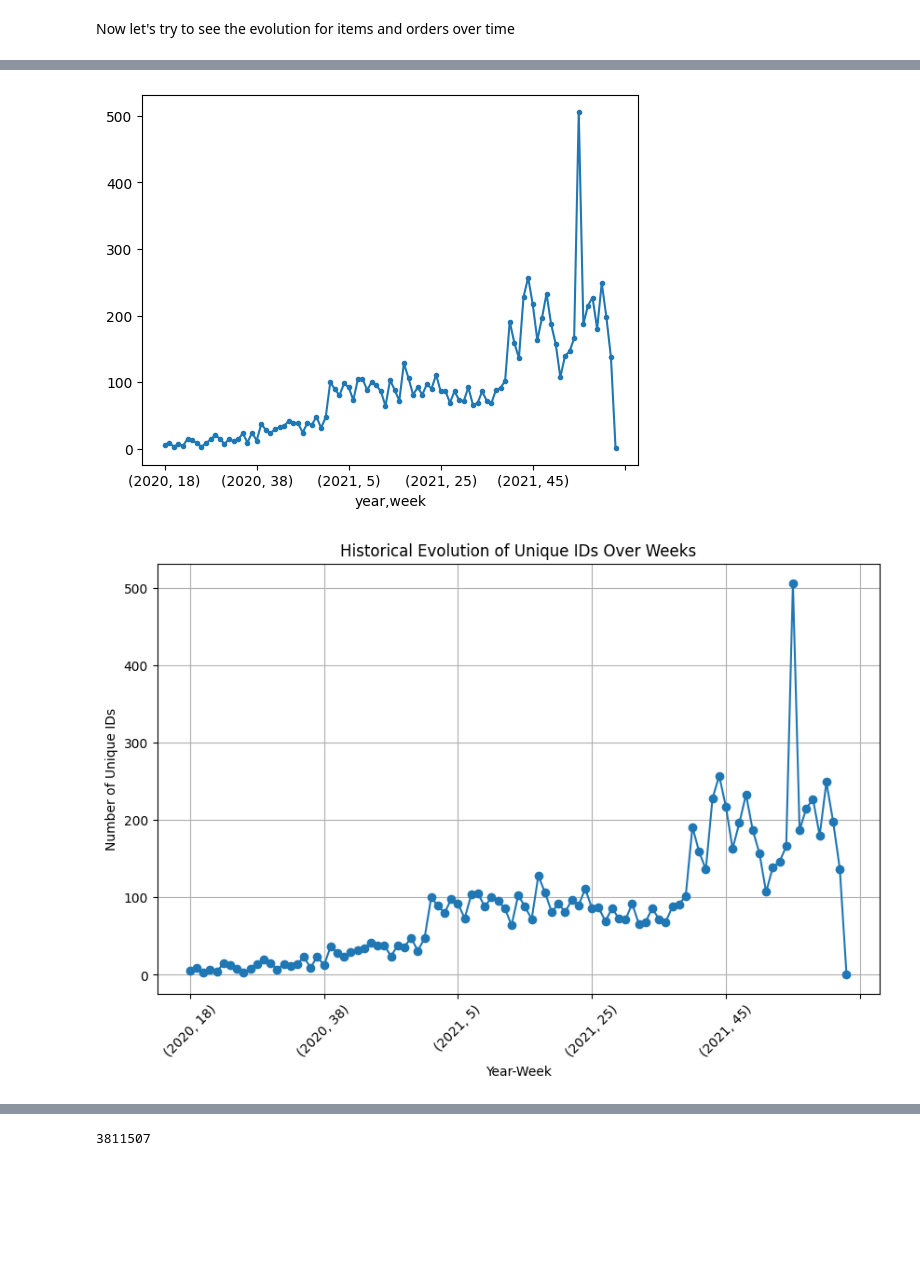
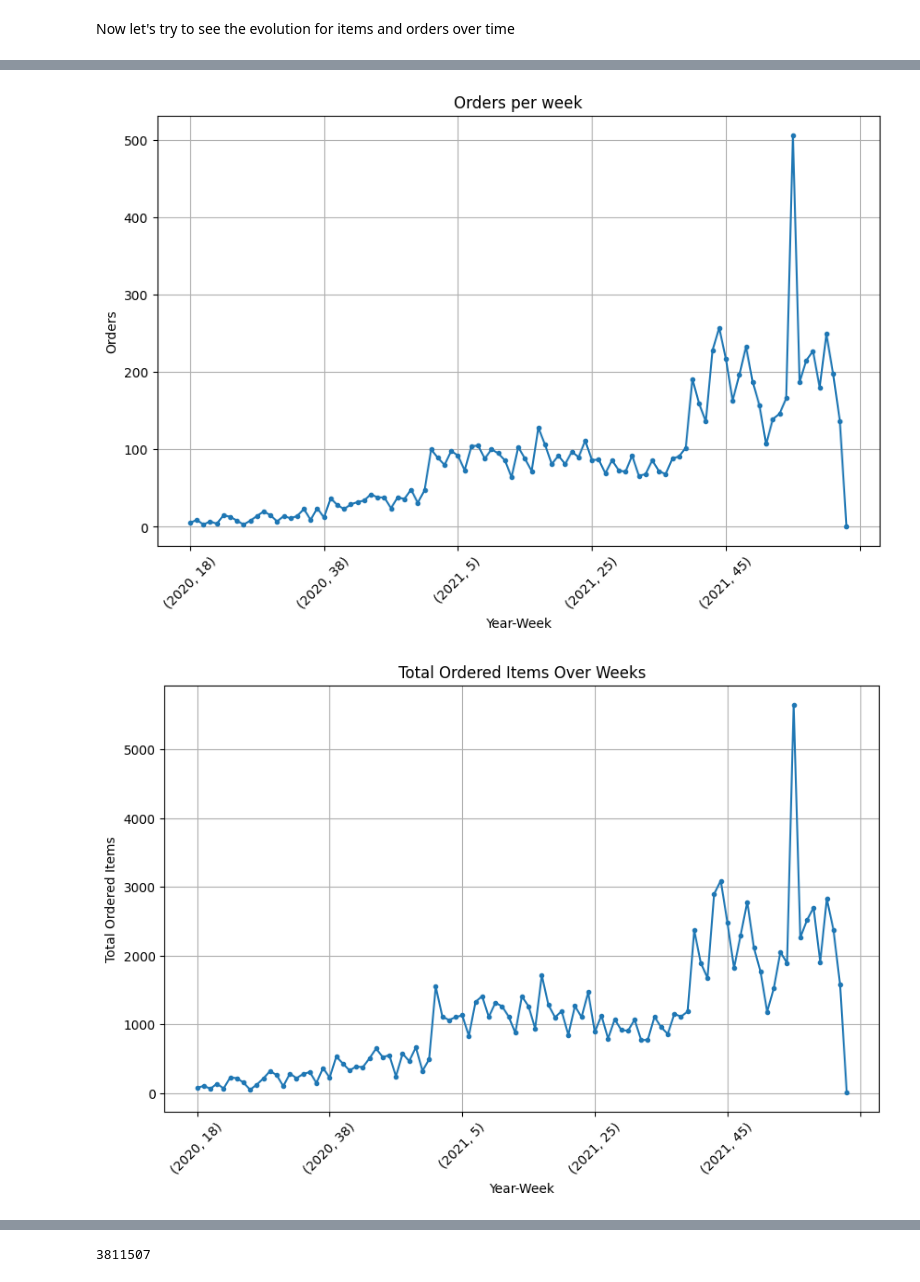
Before and after one commit to dan1dr/zrive-ds, a Jupyter notebook: src/module_2/module_2_part1.ipynb, the cells around one changed output, grey strips where cells are left out. Saved outputs shown, nothing was run; the diff lists cells and outputs as text; code cells hidden in the pictures; blank space fills up the shorter version.

Commit message:
plots for orders

```diff
--- a/src/module_2/module_2_part1.ipynb
+++ b/src/module_2/module_2_part1.ipynb
@@ -471,22 +520,33 @@ orders_with_inventory.head()
+# %%
+#And now a lit bit nicer
+plt.figure(figsize=(10, 6))
+historical_evolution.plot(kind='line', marker='.')
+plt.xlabel('Year-Week')
+plt.ylabel('Orders')
+plt.title('Orders per week')
+plt.xticks(rotation=45)
+plt.grid(True)
+plt.show()
+# %% [output]
+[figure, added]
 # %%
+# Convert 'order_date' column to datetime
 orders_with_inventory['order_date'] = pd.to_datetime(orders_with_inventory['order_date'])
 
 # Extract week and year from 'order_date'
 orders_with_inventory['week'] = orders_with_inventory['order_date'].dt.isocalendar().week
 orders_with_inventory['year'] = orders_with_inventory['order_date'].dt.isocalendar().year
 
-# Group by 'year' and 'week', and count unique 'id' values
-historical_evolution = orders_with_inventory.groupby(['year', 'week'])['id'].nunique()
+# Group by 'year' and 'week', and count 'ordered_items'
+historical_evolution = orders_with_inventory.groupby(['year', 'week'])['ordered_items'].count()
+
+# Create a plot
+plt.figure(figsize=(10, 6))
 historical_evolution.plot(kind='line', marker='.')
-
-plt.figure(figsize=(10, 6))
-historical_evolution.plot(kind='line', marker='o')
 plt.xlabel('Year-Week')
-plt.ylabel('Number of Unique IDs')
-plt.title('Historical Evolution of Unique IDs Over Weeks')
+plt.ylabel('Total Ordered Items')
+plt.title('Total Ordered Items Over Weeks')
 plt.xticks(rotation=45)
 plt.grid(True)
-plt.show()
 # %% [output]
-[figure, old version]
+[figure, new version]
-[figure, removed]
```
Also changed, not shown: parts of 20 cells of this notebook.
